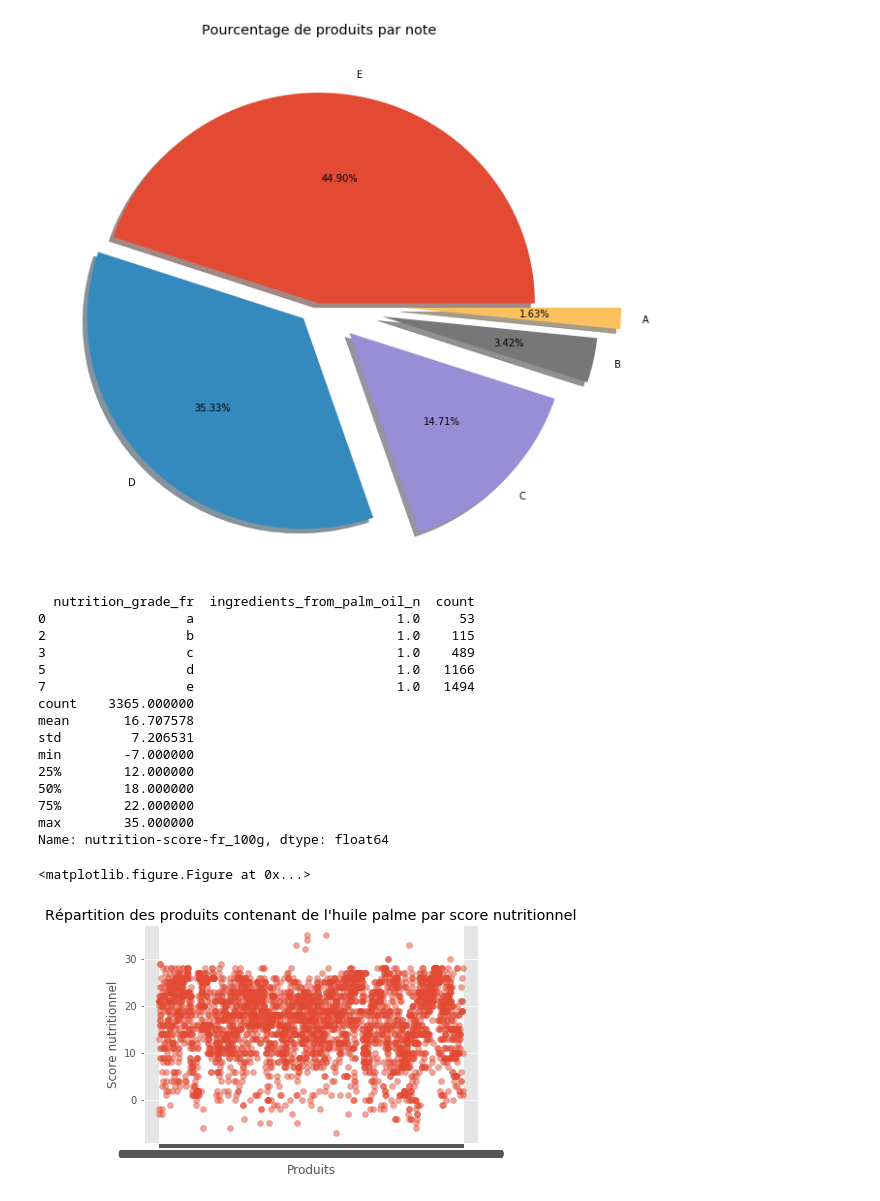
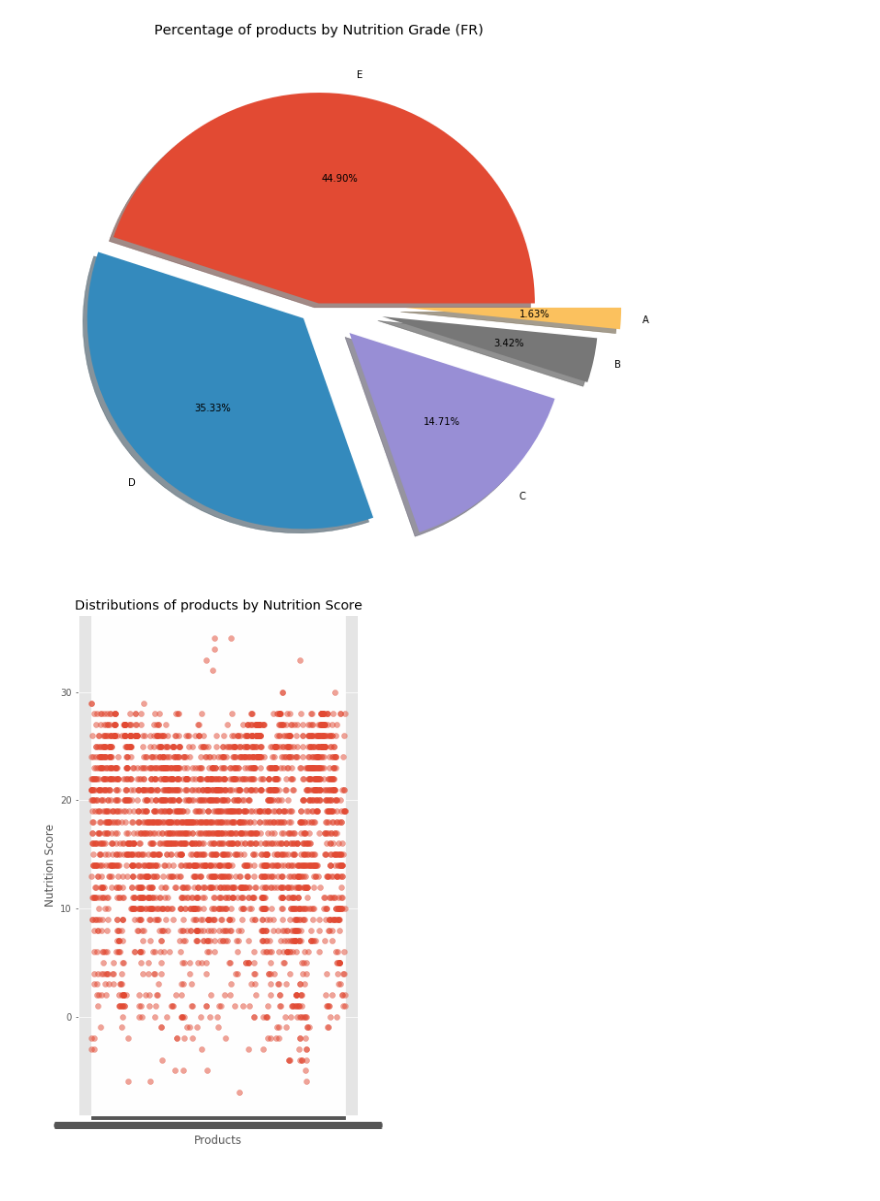
Before and after one commit to reda-bel/NutritionNotebook, a Jupyter notebook: Exploration_Foodfacts.ipynb, the cells around one changed output. Saved outputs shown, nothing was run; the diff lists cells and outputs as text; code cells hidden in the pictures.

```diff
--- a/Exploration_Foodfacts.ipynb
+++ b/Exploration_Foodfacts.ipynb
@@ -144,6 +149,0 @@ Text(0.5,0,'Nom de la Marque')
-# %%
-def letter_to_int(letter):
-    grade = list('abcde')
-    if letter in grade:
-        return grade.index(letter) + 1
-df_palmoil['nutritiongrade_n']=[letter_to_int(x) for x in df_palmoil['nutrition_grade_fr']]
@@ -152,45 +164,22 @@ fig, ax = plt.subplots()
 labels= 'E','D','C','B','A'
 explode = (0, 0.1, 0.2, 0.3, 0.4)
 df_palmoil['nutrition_grade_fr'].value_counts().plot(ax=ax, kind='pie',figsize=(10, 10),labels=labels,autopct='%1.2f%%',shadow=True,explode=explode)
-plt.title("Pourcentage de produits par note" )
+plt.title("Percentage of products by Nutrition Grade (FR)" )
 ax.set_ylabel("")
 plt.show()
 # %% [output]
-[figure, old version]
+[figure, new version]
-# %%
-groupby_grade=df_palmoil[['ingredients_from_palm_oil_n','nutrition_grade_fr']].groupby(['nutrition_grade_fr','ingredients_from_palm_oil_n'])
-dfsmall=groupby_grade.size().to_frame().reset_index()
-dfsmall.columns=['nutrition_grade_fr','ingredients_from_palm_oil_n','count']
-print(dfsmall[dfsmall['ingredients_from_palm_oil_n']==1])
-print(df_palmoil['nutrition-score-fr_100g'].describe())
-# %% [output]
-  nutrition_grade_fr  ingredients_from_palm_oil_n  count
-0                  a                          1.0     53
-2                  b                          1.0    115
-3                  c                          1.0    489
-5                  d                          1.0   1166
-7                  e                          1.0   1494
-count    3365.000000
-mean       16.707578
-std         7.206531
-min        -7.000000
-25%        12.000000
-50%        18.000000
-75%        22.000000
-max        35.000000
-Name: nutrition-score-fr_100g, dtype: float64
 # %%
 
 x=df_palmoil['code']
 y=df_palmoil['nutrition-score-fr_100g']
 fig=plt.figure(figsize=(12,10))
-fig, ax = plt.subplots()
+ax = fig.add_subplot(121)
 plt.scatter(x, y, alpha=0.5)
 
-plt.title("Répartition des produits contenant de l'huile palme par score nutritionnel")
-ax.set_ylabel("Score nutritionnel")
-ax.set_xlabel("Produits")
+plt.title("Distributions of products by Nutrition Score")
+ax.set_ylabel("Nutrition Score")
+ax.set_xlabel("Products")
 plt.show()
 # %% [output]
-<matplotlib.figure.Figure at 0x...>
-[figure, old version]
+[figure, new version]
```
Also changed, not shown: parts of 24 cells of this notebook, 1 other file.
